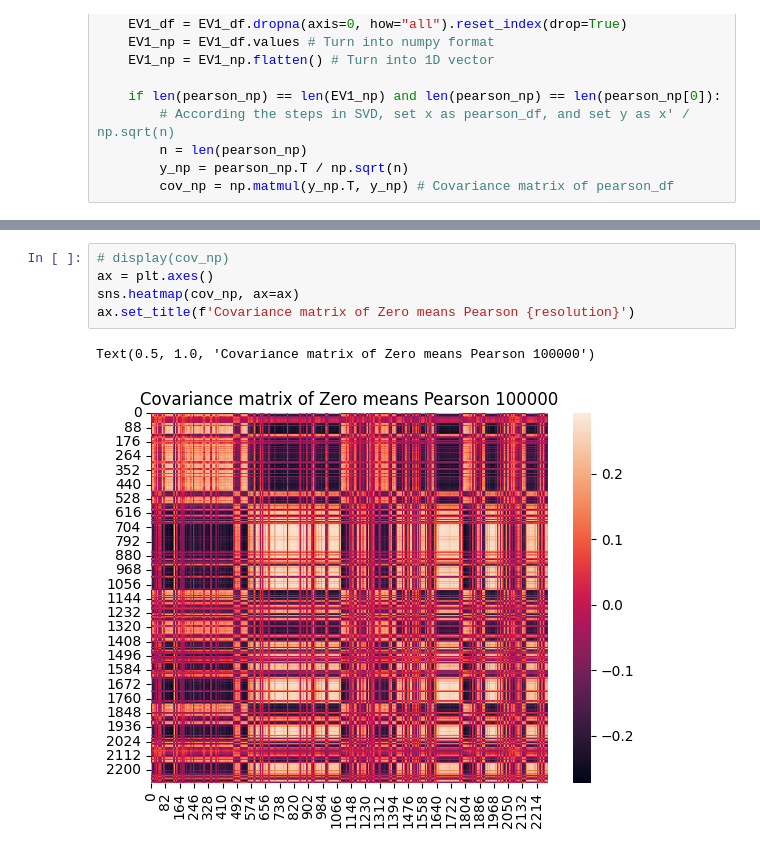
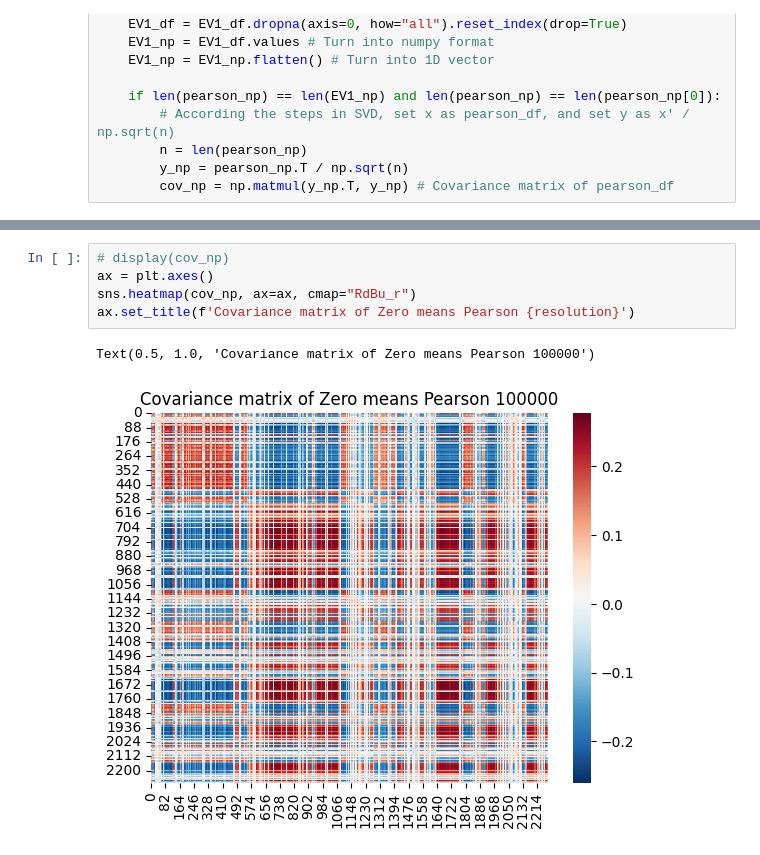
Before and after one commit to ZhiRongDev/HiCPEP, a Jupyter notebook: code_for_paper/notebooks/heatmaps.ipynb, the cells around one changed output, grey strips where cells are left out. Drawn from its saved outputs; the diff is of its cells as text.

```diff
--- a/code_for_paper/notebooks/heatmaps.ipynb
+++ b/code_for_paper/notebooks/heatmaps.ipynb
@@ -71,8 +71,8 @@ Text(0.5, 1.0, 'Covariance matrix of origin Pearson 100000')
 # %%
 # display(cov_np)
 ax = plt.axes()
-sns.heatmap(cov_np, ax=ax)
+sns.heatmap(cov_np, ax=ax, cmap="RdBu_r")
 ax.set_title(f'Covariance matrix of Zero means Pearson {resolution}')
 # %% [output]
 Text(0.5, 1.0, 'Covariance matrix of Zero means Pearson 100000')
-[figure, old version]
+[figure, new version]
```
Also changed, not shown: parts of 6 cells of this notebook, 13 other files.
